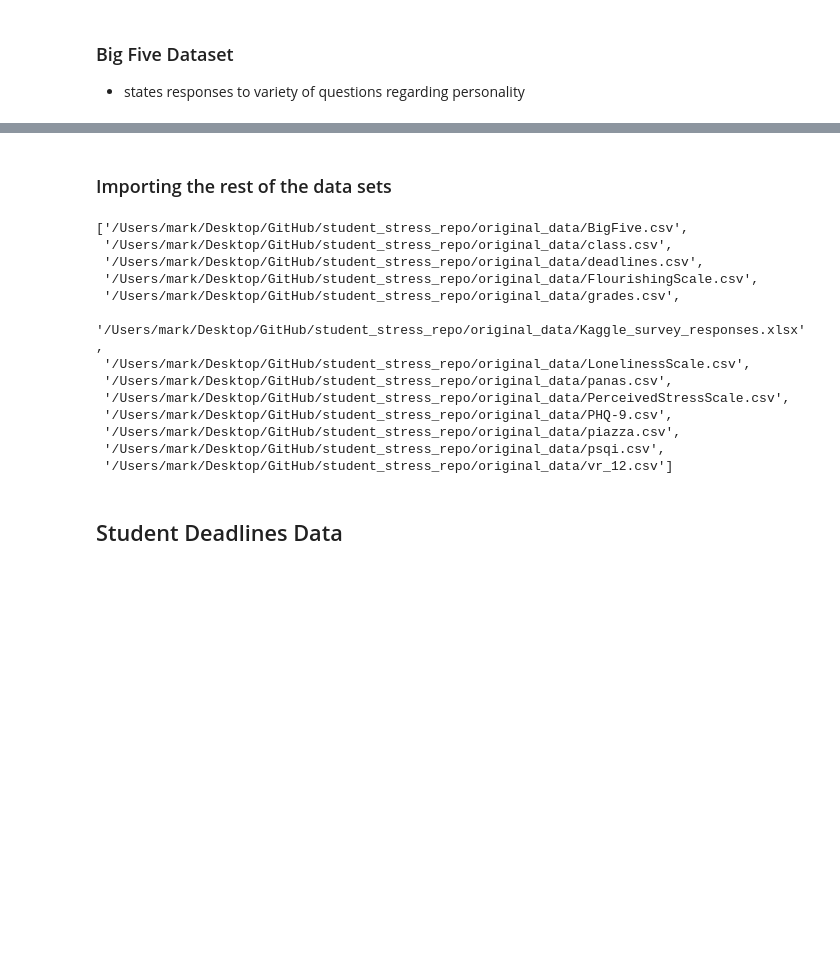
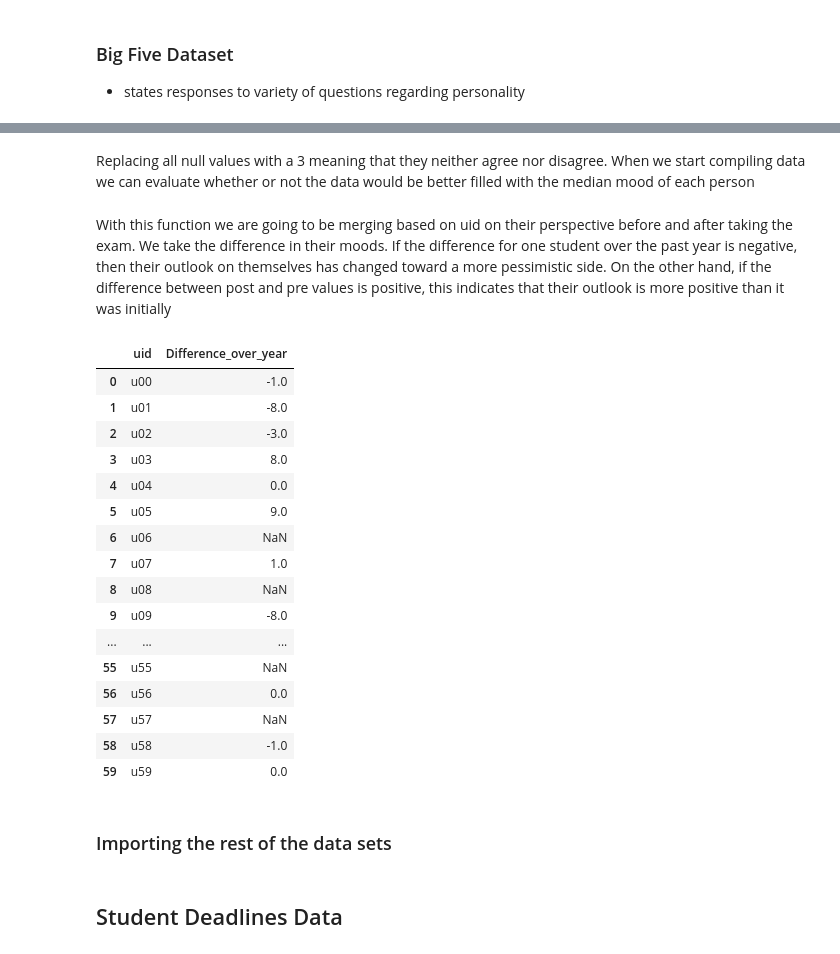
Before and after one commit to mkhash/Modelling-Student-Stress, a Jupyter notebook: code/Data_cleaning_and_processing.ipynb, the cells around one changed output, grey strips where cells are left out. Drawn from its saved outputs; the diff is of its cells as text; code cells hidden in the pictures; blank space fills up the shorter version.

```diff
--- a/code/Data_cleaning_and_processing.ipynb
+++ b/code/Data_cleaning_and_processing.ipynb
@@ -72,0 +109,59 @@ big_five.head()
+# %% [markdown]
+Replacing all null values with a 3 meaning that they neither agree nor disagree. When we start compiling data we can evaluate whether or not the data would be better filled with the median mood of each person
+# %%
+big_five_copy = big_five_copy.fillna(3)
+# %% [markdown]
+With this function we are going to be merging based on uid on their perspective before and after taking the exam.
+We take the difference in their moods. If the difference for one student over the past year is negative, then their outlook on themselves has changed toward a more pessimistic side. On the other hand, if the difference between post and pre values is positive, this indicates that their outlook is more positive than it was initially
+# %%
+#split the data
+def merge_by_uid(dataset):
+    uids = []
+    difference_over_year = []
+    big_five_pre = dataset[dataset["type"] == "pre"]
+    big_five_post = dataset[dataset["type"] == "post"]
+    concat_big_five = dataset.iloc[990:]
+    for i in range(60):
+        if len(str(i)) == 1:
+            uid = "u0" + str(i)
+        else:
+            uid = "u" + str(i)
+        try:
+            pre_row_by_uid = big_five_pre.loc[uid].tolist()
+            post_row_by_uid = big_five_post.loc[uid].tolist()
+
+            difference = 0
+            for i in range(len(pre_row_by_uid)):
+                if not isinstance(pre_row_by_uid[i],str):
+                    difference += post_row_by_uid[i]-pre_row_by_uid[i]
+            difference_over_year.append(difference)
+            uids.append(uid)
+        except:
+#             print("no two reportings for uid" + str(uid))
+            uids.append(uid)
+            difference_over_year.append(None)
+            pass
+
+
+    return pd.DataFrame({'uid':uids, 'Difference_over_year':difference_over_year})
+# %%
+difference_grades = merge_by_uid(big_five_copy)
+difference_grades
+# %% [output]
+|  | uid | Difference_over_year |
+| 0 | u00 | -1.0 |
+| 1 | u01 | -8.0 |
+| 2 | u02 | -3.0 |
+| 3 | u03 | 8.0 |
+| 4 | u04 | 0.0 |
+| 5 | u05 | 9.0 |
+| 6 | u06 | NaN |
+| 7 | u07 | 1.0 |
+| 8 | u08 | NaN |
+| 9 | u09 | -8.0 |
+| ... | ... | ... |
+| 55 | u55 | NaN |
+| 56 | u56 | 0.0 |
+| 57 | u57 | NaN |
+| 58 | u58 | -1.0 |
+| 59 | u59 | 0.0 |
@@ -80,19 +172 @@ table_path = curr_path + '/original_data'
-# %%
-file_list = os.listdir(table_path)
-file_list = [table_path + '/' + i for i in file_list]
-file_list
-# %% [output]
-['/Users/mark/Desktop/GitHub/student_stress_repo/original_data/BigFive.csv',
- '/Users/mark/Desktop/GitHub/student_stress_repo/original_data/class.csv',
- '/Users/mark/Desktop/GitHub/student_stress_repo/original_data/deadlines.csv',
- '/Users/mark/Desktop/GitHub/student_stress_repo/original_data/FlourishingScale.csv',
- '/Users/mark/Desktop/GitHub/student_stress_repo/original_data/grades.csv',
- '/Users/mark/Desktop/GitHub/student_stress_repo/original_data/Kaggle_survey_responses.xlsx',
- '/Users/mark/Desktop/GitHub/student_stress_repo/original_data/LonelinessScale.csv',
- '/Users/mark/Desktop/GitHub/student_stress_repo/original_data/panas.csv',
- '/Users/mark/Desktop/GitHub/student_stress_repo/original_data/PerceivedStressScale.csv',
- '/Users/mark/Desktop/GitHub/student_stress_repo/original_data/PHQ-9.csv',
- '/Users/mark/Desktop/GitHub/student_stress_repo/original_data/piazza.csv',
- '/Users/mark/Desktop/GitHub/student_stress_repo/original_data/psqi.csv',
- '/Users/mark/Desktop/GitHub/student_stress_repo/original_data/vr_12.csv']
 # %%
```
Also changed, not shown: parts of 37 cells of this notebook.
